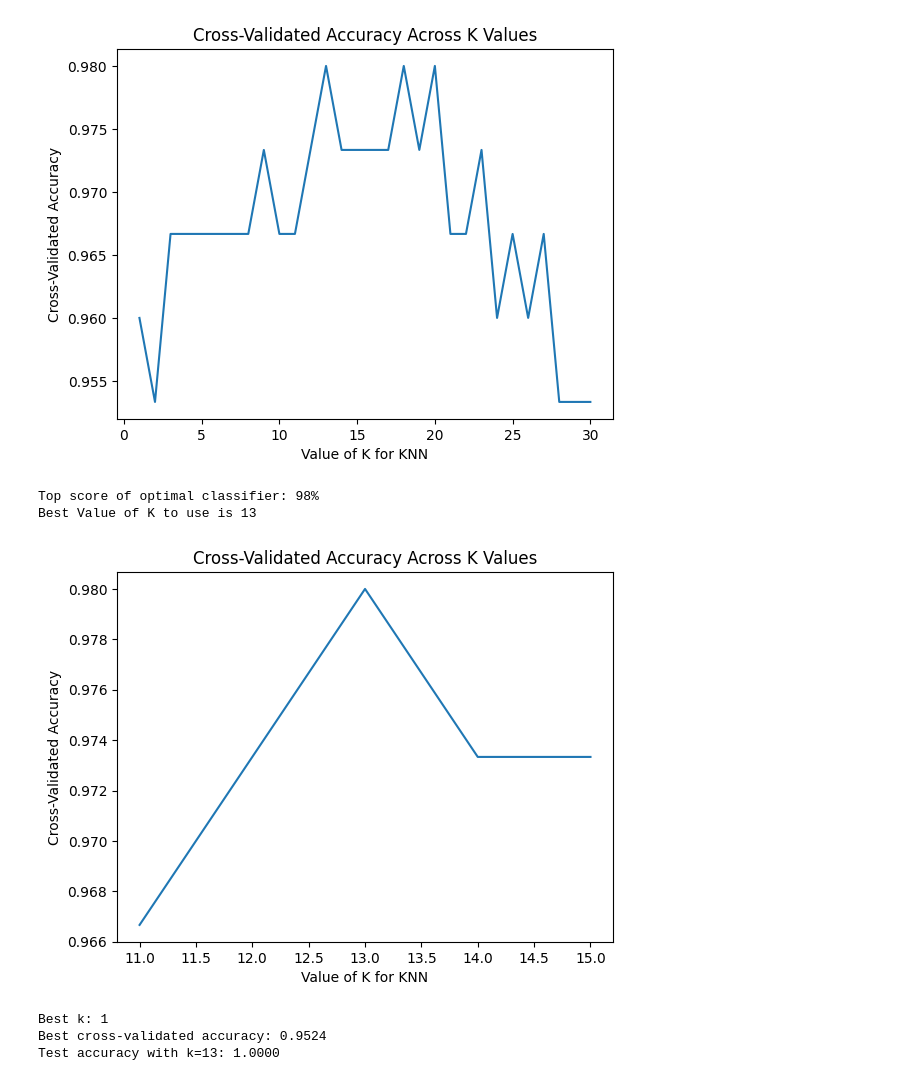
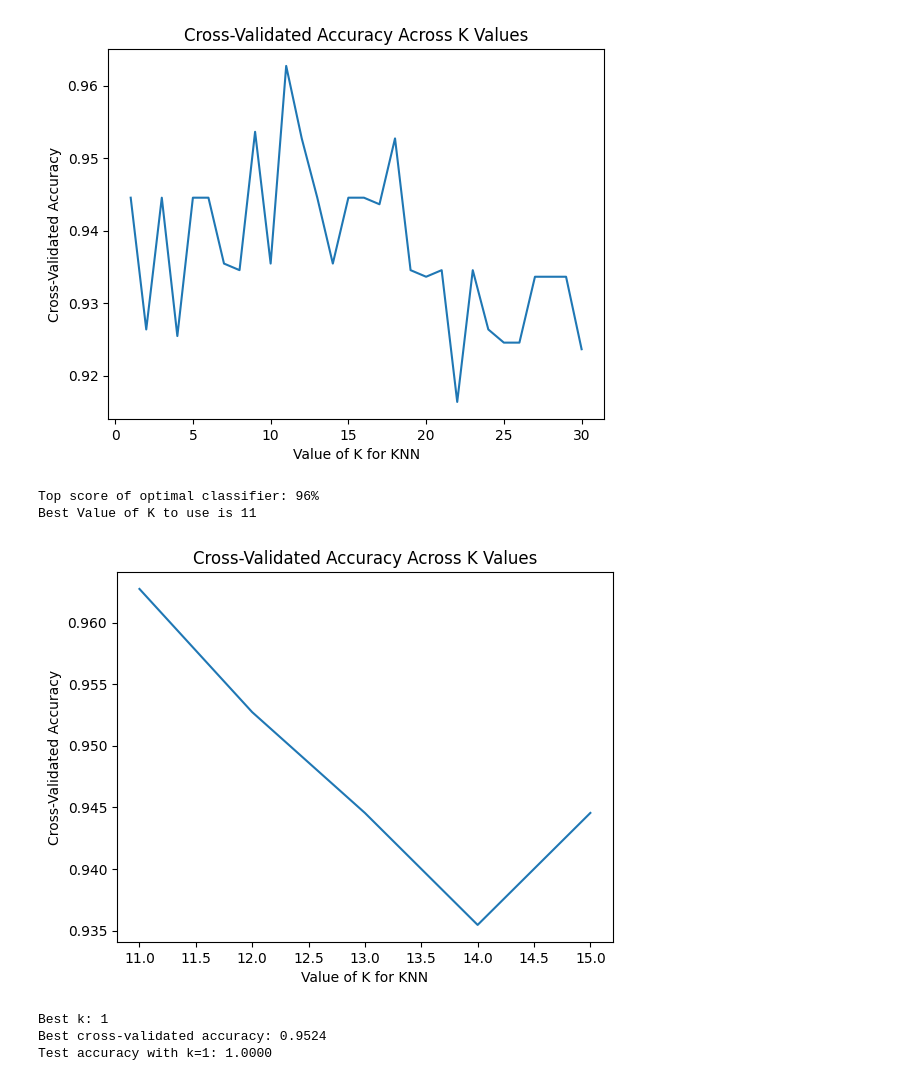
Before and after one commit to yeekha89/iris-classification-knn-hyperparameter-tuning, a Jupyter notebook: Homework_3_Iris.ipynb, the cells around one changed output. Saved outputs shown, nothing was run; the diff lists cells and outputs as text; code cells hidden in the pictures.

Commit message:
Improve KNN cross-validation and model selection

```diff
--- a/Homework_3_Iris.ipynb
+++ b/Homework_3_Iris.ipynb
@@ -29,7 +29,7 @@ mean_score = []
 # Hyperparameter tuning
 for k in k_range:
     knn = KNeighborsClassifier(n_neighbors=k)
-    scores = cross_val_score(knn, X, y, cv=10)
+    scores = cross_val_score(knn, X_train, y_train, cv=10)
     mean_score.append(np.mean(scores))
     print(f'k={k:<2}; mean accuracy={scores.mean():.2%}; '+
           f'standard deviation={scores.std():.2%}')
@@ -65,26 +65,26 @@ optimal_k = k_range[np.argmax(mean_score)]
 print(f'Top score of optimal classifier: {max(np.multiply(mean_score,100)):.0f}%')
 print(f'Best Value of K to use is {optimal_k}')
 # %% [output]
-[figure, old version]
+[figure, new version]
-Top score of optimal classifier: 98%
-Best Value of K to use is 13
+Top score of optimal classifier: 96%
+Best Value of K to use is 11
 # %%
 # Model visualization
 k_range = [item for item in range(11, 16)]
 mean_score = []
 
 for k in k_range:
     knn = KNeighborsClassifier(n_neighbors=k)
-    scores = cross_val_score(knn, X, y, cv=10)
+    scores = cross_val_score(knn, X_train, y_train, cv=10)
     mean_score.append(np.mean(scores))
 
 plt.plot(k_range,mean_score)
 plt.xlabel('Value of K for KNN')
 plt.ylabel('Cross-Validated Accuracy')
 plt.title('Cross-Validated Accuracy Across K Values')
 plt.show()
 # %% [output]
-[figure, old version]
+[figure, new version]
 # %%
 # Defining the KNN model
 knn = KNeighborsClassifier()
@@ -100,18 +100,18 @@ grid_search.fit(X_train, y_train)
 best_k = grid_search.best_params_['n_neighbors']
 best_score = grid_search.best_score_
 
-# Confirm if k=13 is optimal
+# Display the optimal k selected by GridSearchCV
 print(f"Best k: {best_k}")
 print(f"Best cross-validated accuracy: {best_score:.4f}")
 
-# Evaluate the model with k=13 on the test set
-knn_best = KNeighborsClassifier(n_neighbors=13)
+# Evaluate the best model on the test set
+knn_best = KNeighborsClassifier(n_neighbors=best_k)
 knn_best.fit(X_train, y_train)
 y_pred = knn_best.predict(X_test)
 test_accuracy = accuracy_score(y_test, y_pred)
 
-print(f"Test accuracy with k=13: {test_accuracy:.4f}")
+print(f"Test accuracy with k={best_k}: {test_accuracy:.4f}")
 # %% [output]
 Best k: 1
 Best cross-validated accuracy: 0.9524
-Test accuracy with k=13: 1.0000
+Test accuracy with k=1: 1.0000
```
Also changed, not shown: parts of 1 cell of this notebook.
